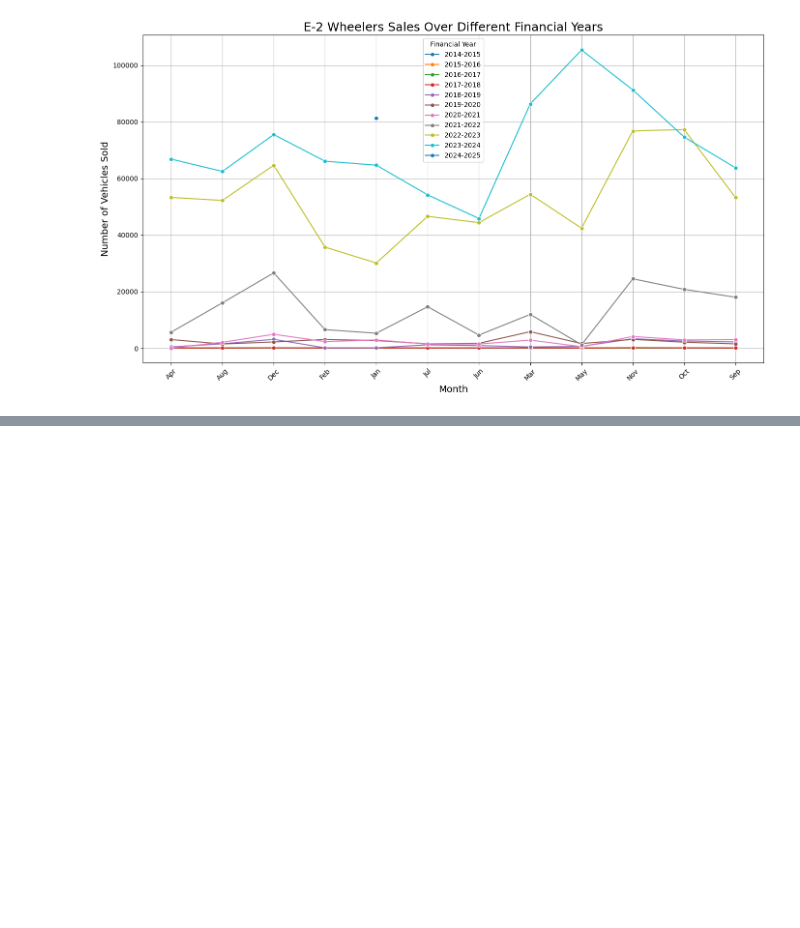
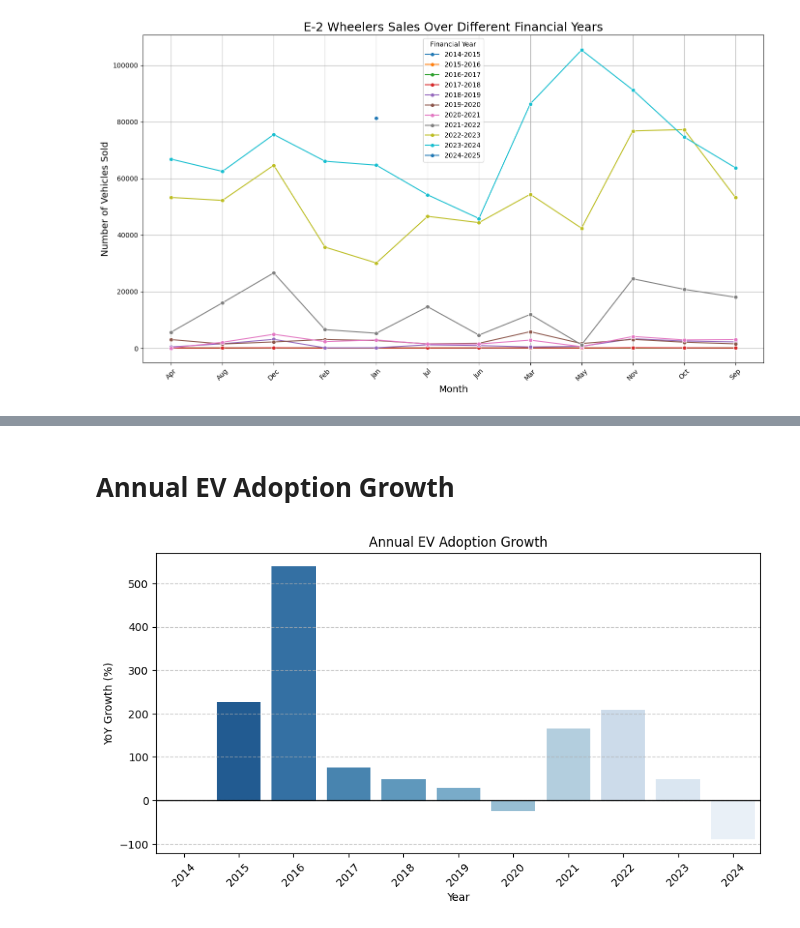
Before and after one commit to LuckshyArora/EV_Market_Segmentation, a Jupyter notebook: EV_Demographic_Segmentation.ipynb, the cells around one changed output, grey strips where cells are left out. Drawn from its saved outputs; the diff is of its cells as text; code cells hidden in the pictures; blank space fills up the shorter version.

```diff
--- a/EV_Demographic_Segmentation.ipynb
+++ b/EV_Demographic_Segmentation.ipynb
@@ -353,0 +393,25 @@ plt.show()
+# %% [markdown]
+# Annual EV Adoption Growth
+# %%
+ev_sales_by_year = df.groupby("Year")["EV_Sales_Quantity"].sum().reset_index()
+
+ev_sales_by_year["YoY_Growth"] = ev_sales_by_year["EV_Sales_Quantity"].pct_change() * 100
+
+ev_sales_by_year["Year"] = ev_sales_by_year["Year"].astype(int)
+
+plt.figure(figsize=(10, 5))
+sns.barplot(
+    x="Year", y="YoY_Growth", data=ev_sales_by_year,
+    hue="Year", legend=False, palette=sns.color_palette("Blues_r", len(ev_sales_by_year))
+)
+
+plt.xlabel("Year")
+plt.ylabel("YoY Growth (%)")
+plt.title("Annual EV Adoption Growth")
+plt.axhline(y=0, color='black', linewidth=1)
+plt.xticks(rotation=45)
+plt.grid(axis="y", linestyle="--", alpha=0.7)
+
+plt.show()
+# %% [output]
+[figure, added]
```
Also changed, not shown: parts of 9 cells of this notebook, 1 other file.
